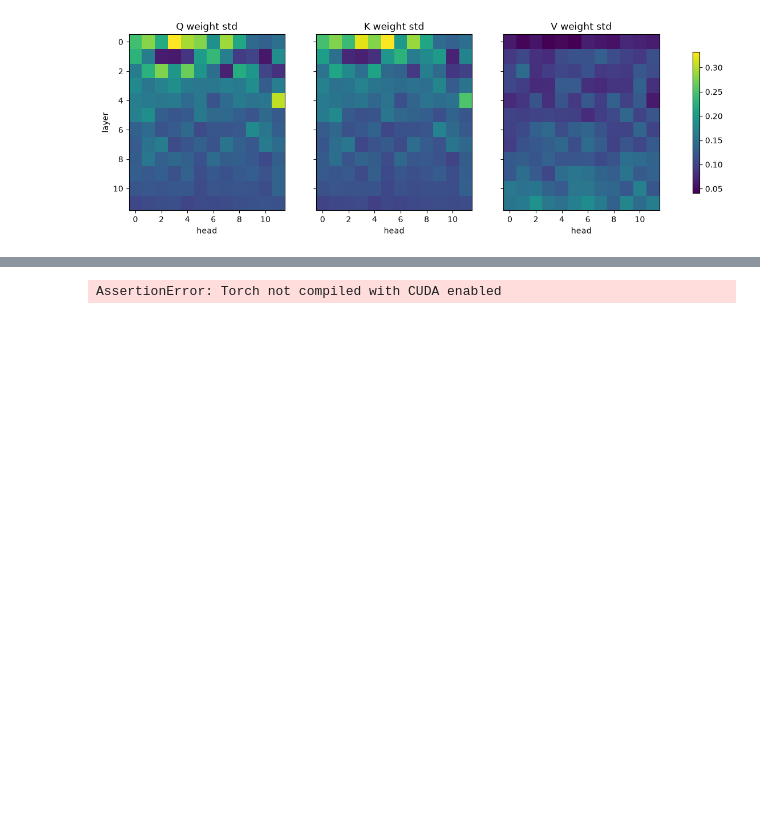
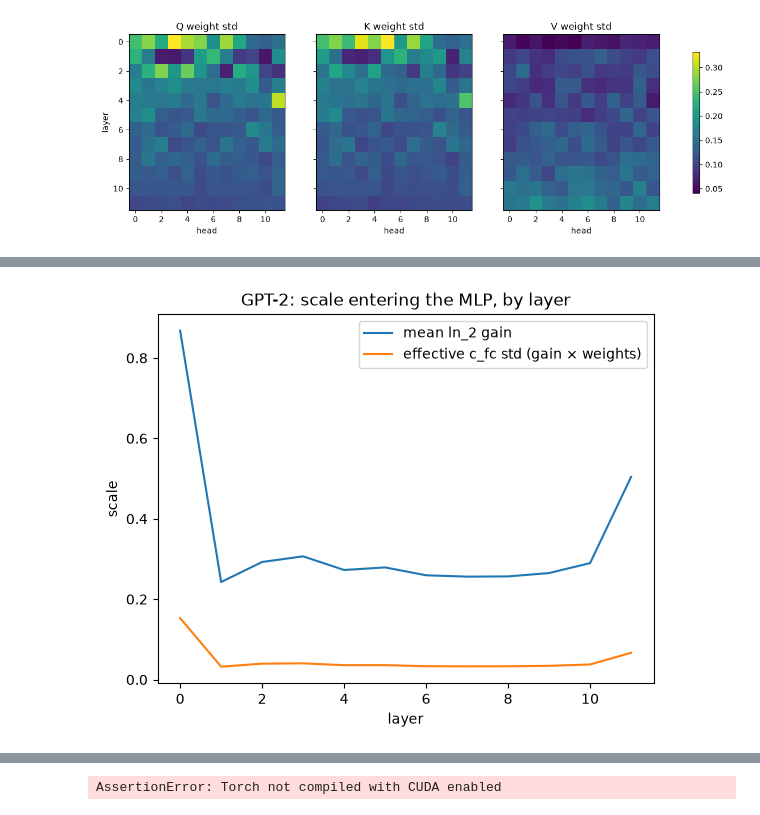
Before and after one commit to benhagg/build-nanogpt, a Jupyter notebook: play.ipynb, the cells around one changed output, grey strips where cells are left out. Drawn from its saved outputs; the diff is of its cells as text; code cells hidden in the pictures; blank space fills up the shorter version.

```diff
--- a/play.ipynb
+++ b/play.ipynb
@@ -142,0 +166,23 @@ plt.show()
+# %%
+# Does the LayerNorm gain before the MLP (ln_2) track the overall scale seen by c_fc?
+# Compare the raw gain with the "effective" scale (gain folded into the c_fc weights).
+
+## MY THINKING: Larger effective gain when we multiply the layer norm by the weights of the MLP Means that the output values of the MLP are going to be larger Umm which makes this layer umm acts like a sharper on or off switch there's not much in the middle if that makes sense It's either zero or it's a large number because when we pass all the MLP weights through the nonlinearity we are left with lots of 0s and lots of large numbers. SEE BELOW FOR POST NONLINEARITY WEIGHTS
+
+mean_gain, eff_std = [], []
+for L in range(12):
+    g = sd_hf[f"transformer.h.{L}.ln_2.weight"]          # [768]  LayerNorm gain, one per dimension
+    w = sd_hf[f"transformer.h.{L}.mlp.c_fc.weight"]      # [768, 3072]  MLP expansion weights
+
+    mean_gain.append(g.mean().item())                    # raw gain, averaged over the 768 dims
+    eff_std.append((g[:, None] * w).std().item())        # gain scales each input row of w, then std
+
+plt.plot(mean_gain, label="mean ln_2 gain")
+plt.plot(eff_std, label="effective c_fc std (gain × weights)")
+plt.title("GPT-2: scale entering the MLP, by layer")
+plt.xlabel("layer")
+plt.ylabel("scale")
+plt.legend()
+plt.show()
+# %% [output]
+[figure, added]
```
Also changed, not shown: parts of 6 cells of this notebook.
